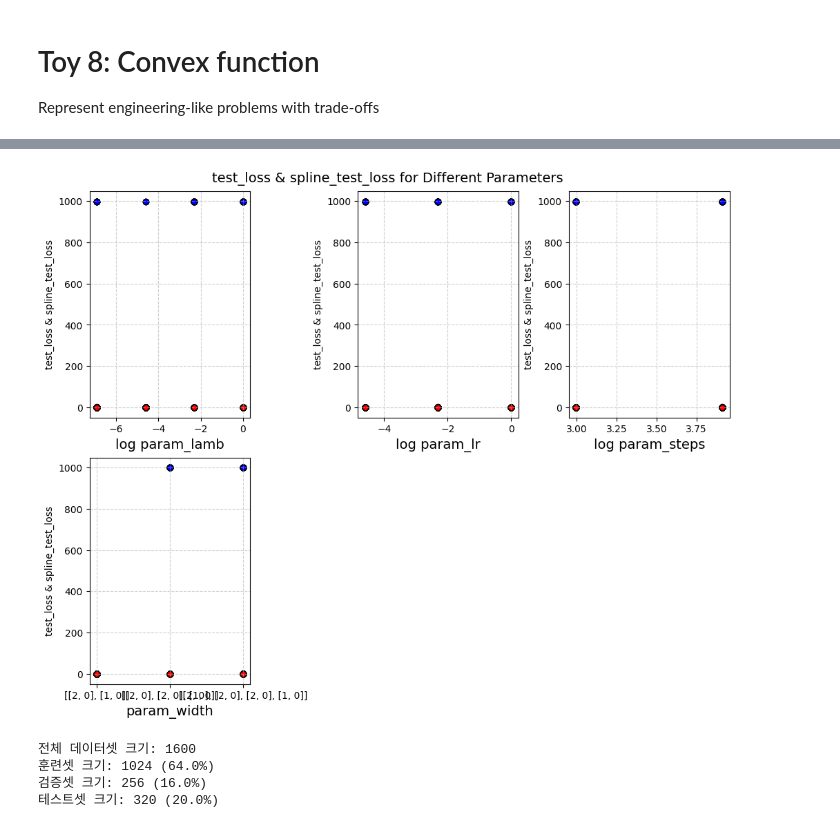
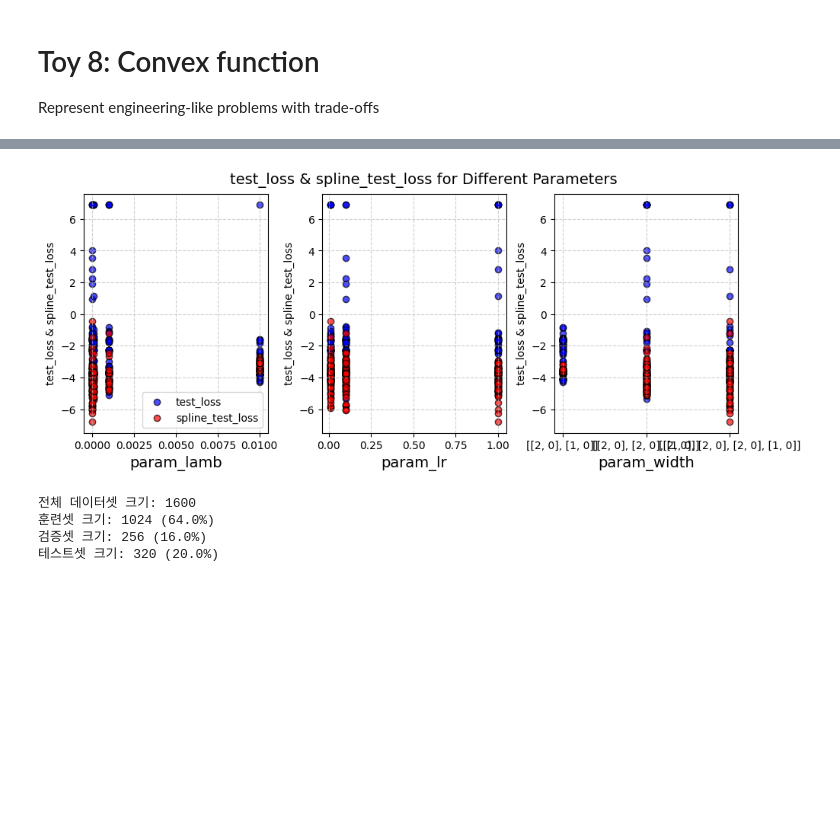
Before and after one commit to Hyein-coder/pykan, a Jupyter notebook: github/workflows/Hyein/toy_8_convex.ipynb, the cells around one changed output, grey strips where cells are left out. Saved outputs shown, nothing was run; the diff lists cells and outputs as text; code cells hidden in the pictures; blank space fills up the shorter version.

```diff
--- a/github/workflows/Hyein/toy_8_convex.ipynb
+++ b/github/workflows/Hyein/toy_8_convex.ipynb
@@ -16,7 +16,7 @@ root_dir = os.path.join(os.getcwd())
 save_dir = os.path.join(root_dir, "custom_figures", "material_01")
 os.makedirs(save_dir, exist_ok=True)
 
-f_param = "toy_8_20251121_1814"
+f_param = "toy_8_20251125_1732"
 save_heading = os.path.join(save_dir, f_param + "_analysis")
 d_opt = pd.read_excel(os.path.join(root_dir, 'multkan_sweep_autosave', f_param + ".xlsx"), sheet_name='best_avg_by_params')
 d_opt_flat = d_opt.iloc[0]
@@ -36,13 +36,14 @@ axs = np.atleast_1d(axs).flatten()
 for i, param_name in enumerate(param_cols):
     ax = axs[i]
 
-    if pd.api.types.is_numeric_dtype(df[param_name]):
+    # if pd.api.types.is_numeric_dtype(df[param_name]):
+    if False:
         ax.scatter(np.log(df[param_name]), df['r2_val'], alpha=0.7, c='blue', edgecolors='k')
         ax.set_xlabel("log " + param_name, fontsize=14)
     else:
         ax.scatter(df[param_name], df['r2_val'], alpha=0.7, c='blue', edgecolors='k')
         ax.set_xlabel(param_name, fontsize=14)
-    ax.set_ylim([0, 1.05])
+    # ax.set_ylim([0, 1.05])
     ax.set_ylabel('r2_val')
     ax.grid(True, linestyle='--', alpha=0.6)
 
@@ -57,32 +58,34 @@ plt.show()
 # %%
 fig, axs = plt.subplots(rows, cols, figsize=(10, 4*rows), constrained_layout=True)
 axs = np.atleast_1d(axs).flatten()
 metric = 'test_loss'
 metric2 = 'spline_test_loss'
 
 for i, param_name in enumerate(param_cols):
     ax = axs[i]
 
-    if pd.api.types.is_numeric_dtype(df[param_name]):
-        ax.scatter(np.log(df[param_name]), df[metric], alpha=0.7, c='blue', edgecolors='k')
-        ax.scatter(np.log(df[param_name]), df[metric2], alpha=0.7, c='red', edgecolors='k')
+    # if pd.api.types.is_numeric_dtype(df[param_name]):
+    if False:
+        ax.scatter(np.log(df[param_name]), np.log(df[metric]), alpha=0.7, c='blue', edgecolors='k', label=metric)
+        ax.scatter(np.log(df[param_name]), np.log(df[metric2]), alpha=0.7, c='red', edgecolors='k', label=metric2)
         ax.set_xlabel("log " + param_name, fontsize=14)
     else:
-        ax.scatter(df[param_name], df[metric], alpha=0.7, c='blue', edgecolors='k')
-        ax.scatter(df[param_name], df[metric2], alpha=0.7, c='red', edgecolors='k')
+        ax.scatter(df[param_name], np.log(df[metric]), alpha=0.7, c='blue', edgecolors='k', label=metric)
+        ax.scatter(df[param_name], np.log(df[metric2]), alpha=0.7, c='red', edgecolors='k', label=metric2)
         ax.set_xlabel(param_name, fontsize=14)
     # ax.set_ylim([0, 1.05])
     ax.set_ylabel(metric + ' & ' + metric2)
     ax.grid(True, linestyle='--', alpha=0.6)
+axs[0].legend()
 
 # Hide any unused subplots if the grid is larger than the number of plots
 for i in range(num_params, len(axs)):
     axs[i].axis('off')
 
 plt.suptitle(f"{metric} & {metric2} for Different Parameters", fontsize=14)
 plt.show()
 # %% [output]
-[figure, old version]
+[figure, new version]
 # %%
 from sklearn.model_selection import train_test_split
 from sklearn.preprocessing import MinMaxScaler
```
Also changed, not shown: parts of 8 cells of this notebook, 7 other files.
